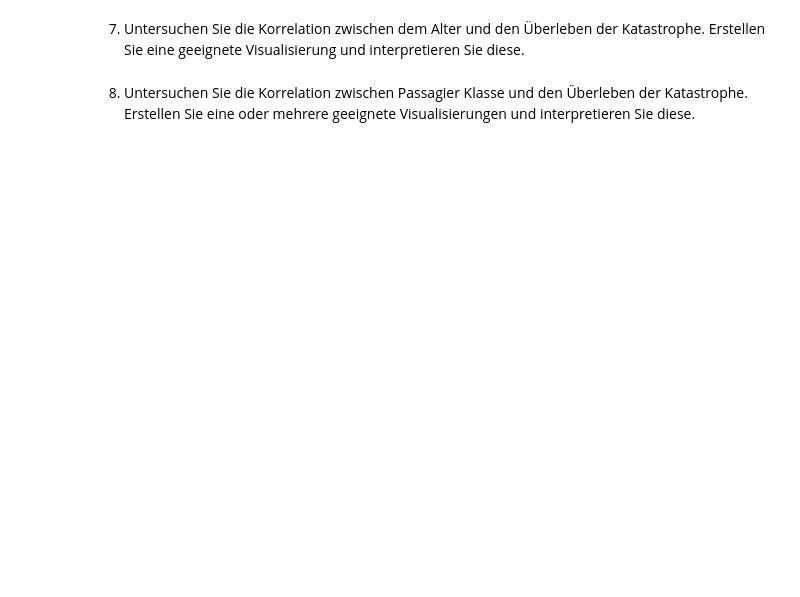
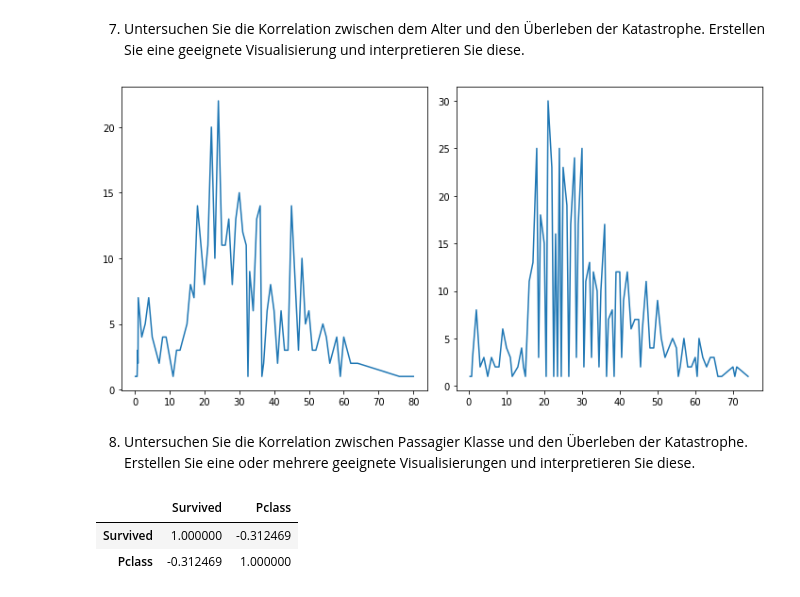
Before and after one commit to julianfbeck/ML-Uebungen, a Jupyter notebook: Aufgabenblatt 2/Exploratory data analysis - Titanic Dataset - Exercises.ipynb, the cells around one changed output. Drawn from its saved outputs; the diff is of its cells as text; code cells hidden in the pictures; blank space fills up the shorter version.

```diff
--- a/Aufgabenblatt 2/Exploratory data analysis - Titanic Dataset - Exercises.ipynb
+++ b/Aufgabenblatt 2/Exploratory data analysis - Titanic Dataset - Exercises.ipynb
@@ -308,4 +446,22 @@ In den bisherigen Plots haben wir einzelne Merkmale unabhängig der Klassenzugeh
+# %%
+# TODO implement
+survived = df[df.Survived == 1].groupby("Age").size()
+dead = df[df.Survived == 0].groupby("Age").size()
+df[['Survived', "Age"]].corr()
+
+fig, axes = plt.subplots(nrows=1, ncols=2, figsize=(10, 5))
+axes[0].plot( survived)
+axes[1].plot(dead)
+
+fig.tight_layout()
+# %% [output]
+[figure, added]
 # %% [markdown]
 8) Untersuchen Sie die Korrelation zwischen Passagier Klasse und den Überleben der Katastrophe. Erstellen Sie eine oder mehrere geeignete Visualisierungen und interpretieren Sie diese.
 # %%
 # TODO implement
+df[['Survived', "Pclass"]].corr()
+# %% [output]
+|  | Survived | Pclass |
+| Survived | 1.000000 | -0.312469 |
+| Pclass | -0.312469 | 1.000000 |
```
Also changed, not shown: parts of 40 cells of this notebook, 2 other files.
